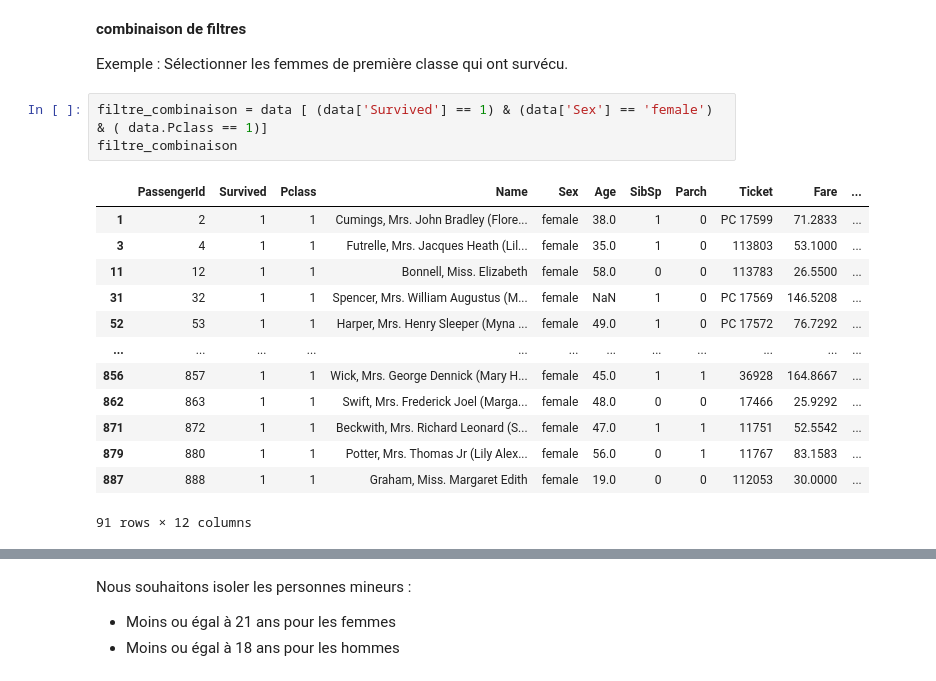
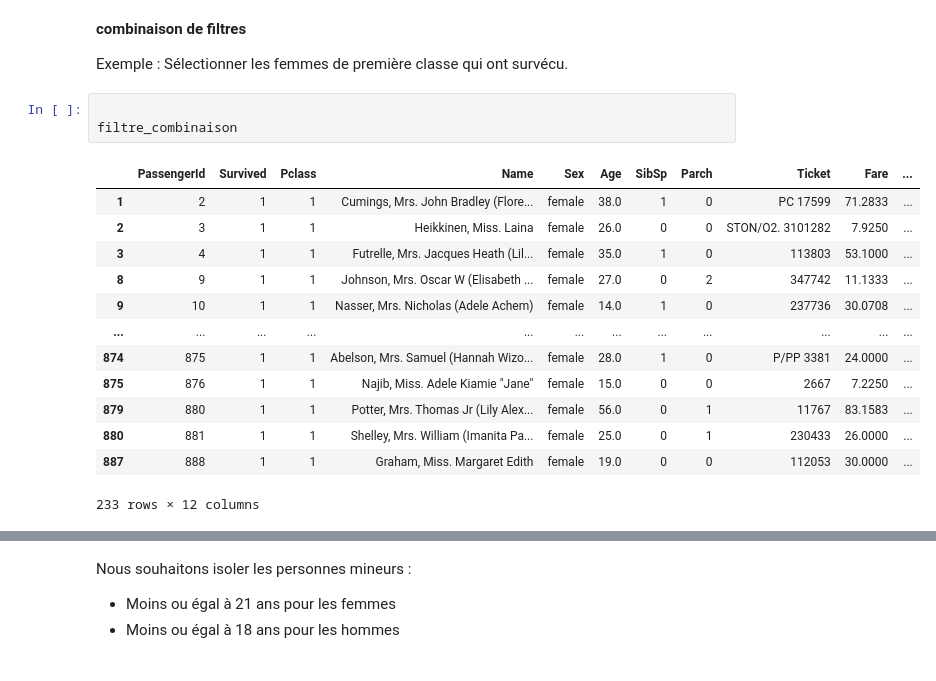
Before and after one commit to nevillemakoyi/Pandas_basic, a Jupyter notebook: notebooks/4 - data modeling avec Pandas - cours - élève.ipynb, the cells around one changed output, grey strips where cells are left out. Saved outputs shown, nothing was run; the diff lists cells and outputs as text.

```diff
--- a/notebooks/4 - data modeling avec Pandas - cours - élève.ipynb
+++ b/notebooks/4 - data modeling avec Pandas - cours - élève.ipynb
@@ -134,19 +125,19 @@ embarquement_c_s
 
 Exemple : Sélectionner les femmes de première classe qui ont survécu.
 # %%
-filtre_combinaison = data [ (data['Survived'] == 1) & (data['Sex'] == 'female') & ( data.Pclass == 1)]
+
 filtre_combinaison
 # %% [output]
 |  | PassengerId | Survived | Pclass | Name | Sex | Age | SibSp | Parch | Ticket | Fare | ... |
 | 1 | 2 | 1 | 1 | Cumings, Mrs. John Bradley (Flore... | female | 38.0 | 1 | 0 | PC 17599 | 71.2833 | ... |
+| 2 | 3 | 1 | 1 | Heikkinen, Miss. Laina | female | 26.0 | 0 | 0 | STON/O2. 3101282 | 7.9250 | ... |
 | 3 | 4 | 1 | 1 | Futrelle, Mrs. Jacques Heath (Lil... | female | 35.0 | 1 | 0 | 113803 | 53.1000 | ... |
-| 11 | 12 | 1 | 1 | Bonnell, Miss. Elizabeth | female | 58.0 | 0 | 0 | 113783 | 26.5500 | ... |
-| 31 | 32 | 1 | 1 | Spencer, Mrs. William Augustus (M... | female | NaN | 1 | 0 | PC 17569 | 146.5208 | ... |
-| 52 | 53 | 1 | 1 | Harper, Mrs. Henry Sleeper (Myna ... | female | 49.0 | 1 | 0 | PC 17572 | 76.7292 | ... |
+| 8 | 9 | 1 | 1 | Johnson, Mrs. Oscar W (Elisabeth ... | female | 27.0 | 0 | 2 | 347742 | 11.1333 | ... |
+| 9 | 10 | 1 | 1 | Nasser, Mrs. Nicholas (Adele Achem) | female | 14.0 | 1 | 0 | 237736 | 30.0708 | ... |
 | ... | ... | ... | ... | ... | ... | ... | ... | ... | ... | ... | ... |
-| 856 | 857 | 1 | 1 | Wick, Mrs. George Dennick (Mary H... | female | 45.0 | 1 | 1 | 36928 | 164.8667 | ... |
-| 862 | 863 | 1 | 1 | Swift, Mrs. Frederick Joel (Marga... | female | 48.0 | 0 | 0 | 17466 | 25.9292 | ... |
-| 871 | 872 | 1 | 1 | Beckwith, Mrs. Richard Leonard (S... | female | 47.0 | 1 | 1 | 11751 | 52.5542 | ... |
+| 874 | 875 | 1 | 1 | Abelson, Mrs. Samuel (Hannah Wizo... | female | 28.0 | 1 | 0 | P/PP 3381 | 24.0000 | ... |
+| 875 | 876 | 1 | 1 | Najib, Miss. Adele Kiamie "Jane" | female | 15.0 | 0 | 0 | 2667 | 7.2250 | ... |
 | 879 | 880 | 1 | 1 | Potter, Mrs. Thomas Jr (Lily Alex... | female | 56.0 | 0 | 1 | 11767 | 83.1583 | ... |
+| 880 | 881 | 1 | 1 | Shelley, Mrs. William (Imanita Pa... | female | 25.0 | 0 | 1 | 230433 | 26.0000 | ... |
 | 887 | 888 | 1 | 1 | Graham, Miss. Margaret Edith | female | 19.0 | 0 | 0 | 112053 | 30.0000 | ... |
-91 rows × 12 columns
+233 rows × 12 columns
```
Also changed, not shown: parts of 6 cells of this notebook.
